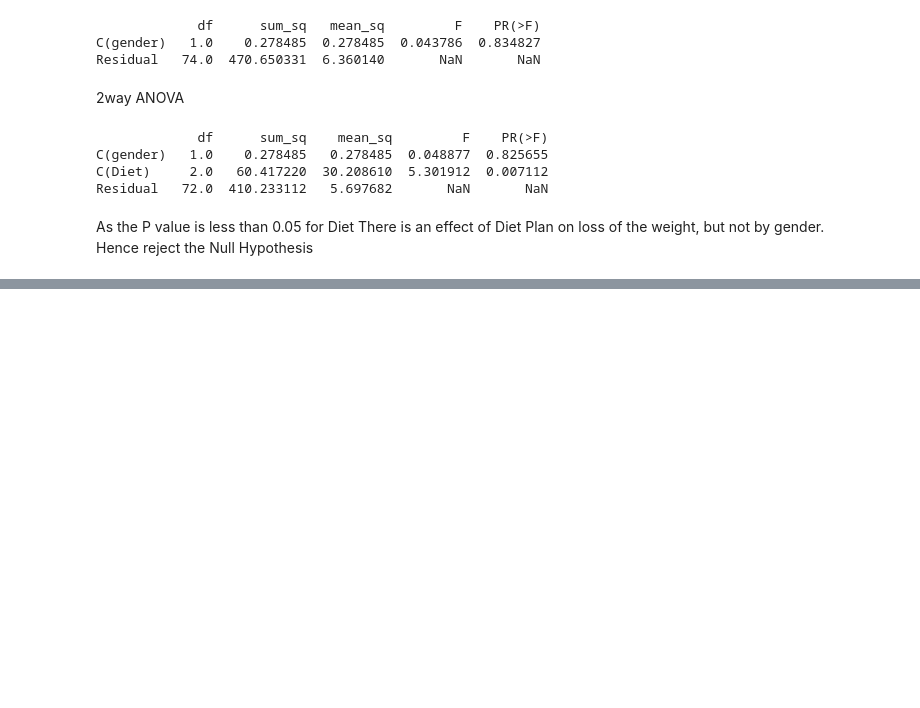
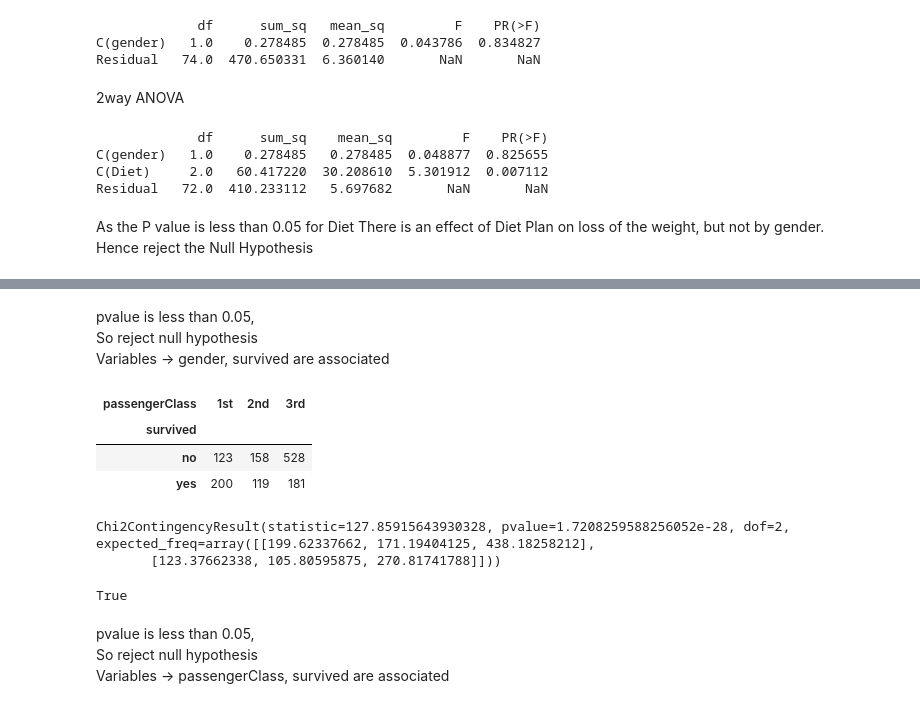
Before and after one commit to gali-jithendra/LEARNINGS, a Jupyter notebook: 9_DS_ANOVA.ipynb, the cells around one changed output, grey strips where cells are left out. Saved outputs shown, nothing was run; the diff lists cells and outputs as text; code cells hidden in the pictures; blank space fills up the shorter version.

```diff
--- a/9_DS_ANOVA.ipynb
+++ b/9_DS_ANOVA.ipynb
@@ -226,3 +341,28 @@ Hence reject the Null Hypothesis
+# %% [markdown]
+pvalue is less than 0.05,
+So reject null hypothesis
+Variables -> gender, survived are associated
+# %%
+ct1 = pd.crosstab(df.survived, df.passengerClass)
+ct1
+# %% [output]
+| passengerClass | 1st | 2nd | 3rd |
+| survived |  |  |  |
+| no | 123 | 158 | 528 |
+| yes | 200 | 119 | 181 |
+# %%
+chi2_contingency(ct1)
+# %% [output]
+Chi2ContingencyResult(statistic=127.85915643930328, pvalue=1.7208259588256052e-28, dof=2, expected_freq=array([[199.62337662, 171.19404125, 438.18258212],
+       [123.37662338, 105.80595875, 270.81741788]]))
+# %%
+chi2_contingency(ct1).pvalue<0.05
+# %% [output]
+True
+# %% [markdown]
+pvalue is less than 0.05,
+So reject null hypothesis
+Variables -> passengerClass, survived are associated
 # %%
 !git status
 # %% [output]
```
Also changed, not shown: parts of 25 cells of this notebook.
